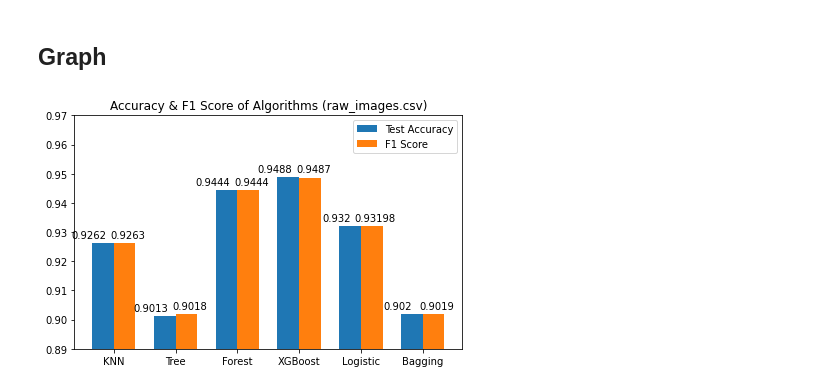
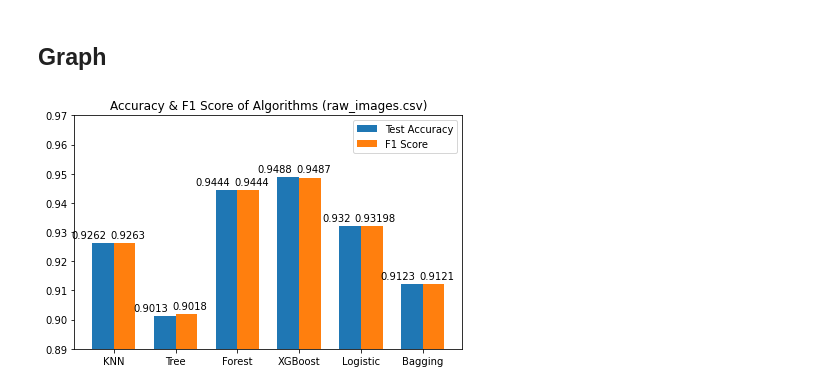
Before and after one commit to Szhang577/STAT_451_Final_Project, a Jupyter notebook: code/Christine.ipynb, the cells around one changed output. Saved outputs shown, nothing was run; the diff lists cells and outputs as text; code cells hidden in the pictures.

```diff
--- a/code/Christine.ipynb
+++ b/code/Christine.ipynb
@@ -641,8 +641,8 @@ plt.show()
 ## Graph
 # %%
 model_names = ['KNN', 'Tree', 'Forest','XGBoost','Logistic','Bagging']
-acc = [0.9262,0.9013,0.9444,0.9488,0.932,0.902]
-f1 = [0.9263,0.9018,0.9444,0.9487,0.93198,0.9019]
+acc = [0.9262,0.9013,0.9444,0.9488,0.932,0.9123]
+f1 = [0.9263,0.9018,0.9444,0.9487,0.93198,0.9121]
 x = np.arange(len(model_names))
 width = 0.7
 
@@ -655,31 +655,31 @@ ax.set_xticks(x)
 ax.set_xticklabels(model_names)
 ax.legend()
 
 def autolabel(rects):
     for rect in rects:
         height = rect.get_height()
         ax.annotate('{}'.format(height),
                     xy=(rect.get_x() + rect.get_width()/1.5, height),
                     xytext=(0, 3),
                     textcoords="offset points",
                     ha='center', va='bottom')
 
 def autolabel1(rects):
     for rect in rects:
         height = rect.get_height()
         ax.annotate('{}'.format(height),
                     xy=(rect.get_x() - rect.get_width() / 7, height),
                     xytext=(0, 3),
                     textcoords="offset points",
                     ha='center', va='bottom')
 
 autolabel1(rects1)
 autolabel(rects2)
 
 
 fig.tight_layout()
 plt.ylim(0.89, 0.97)
 plt.savefig('Accuracy vs. F1 Score.png')
 plt.show()
 # %% [output]
-[figure, old version]
+[figure, new version]
```
